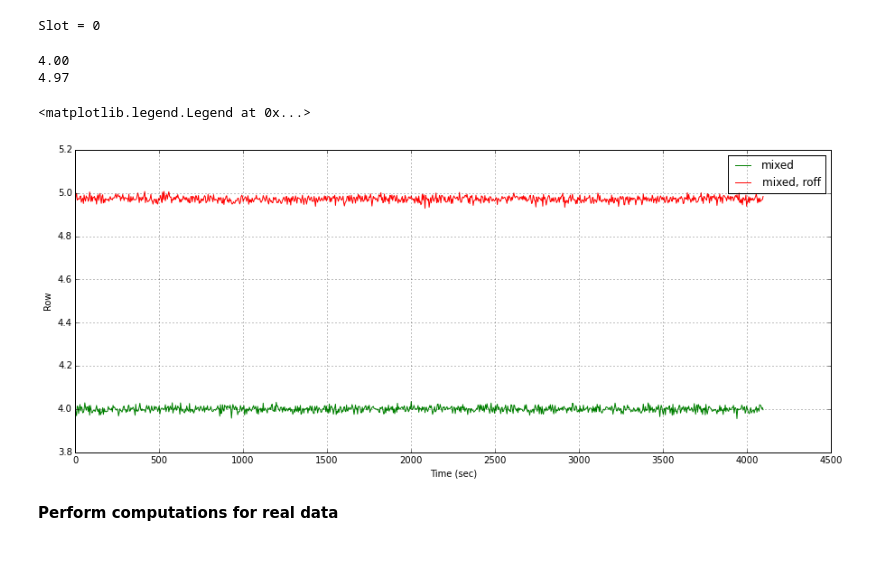
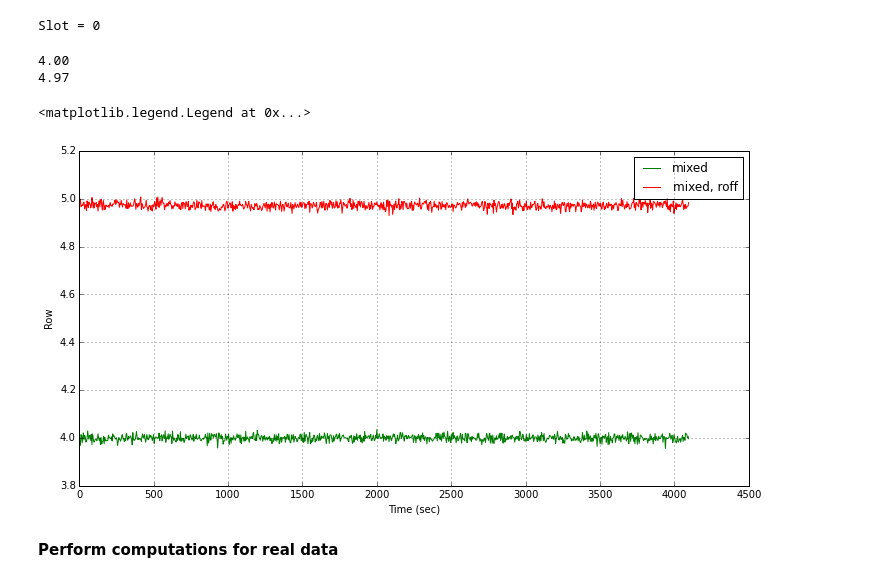
Before and after one commit to malgosias/aca_dark_current, a Jupyter notebook: aca_dark_current.ipynb, the cells around one changed output. Saved outputs shown, nothing was run; the diff lists cells and outputs as text; code cells hidden in the pictures; blank space fills up the shorter version.

```diff
--- a/aca_dark_current.ipynb
+++ b/aca_dark_current.ipynb
@@ -104,7 +104,8 @@ def simulate_star(fwhm, mag, integ, bgd=None, roff=0, coff=0):
     return np.rint(star)
 
 
-def simulate_aca_l0(img_size, nframes, delta_t, integ, bgdavg=None, fwhm=1.8, mag=10.2, phase=0, roff=0, coff=0):
+def simulate_aca_l0(img_size, nframes, delta_t, integ, \
+                    bgdavg=None, fwhm=1.8, mag=10.2, phase=0, roff=0, coff=0):
 
     t_end = nframes * delta_t - delta_t
     times = np.arange(0, t_end, delta_t)
@@ -516,21 +518,21 @@ Slot = 0
 # %%
 t_m_roff = Table(rows_m_roff)
 # %%
-fig = plt.figure(figsize=(15, 6))
+fig = plt.figure(figsize=(12, 6))
 color = ['green', 'red']
 method = ['mixed', 'mixed, roff']
 for i, t in enumerate([t_m, t_m_roff]):
     print '{:.2f}'.format(np.median(t['row'][0][0]))
     plt.plot(t['time'][0], t['row'][0][0], color=color[i], label=method[i])
 plt.ylabel("Row")
 plt.xlabel("Time (sec)")
 plt.grid()
 plt.legend()
 # %% [output]
 4.00
 4.97
 <matplotlib.legend.Legend at 0x...>
-[figure, old version]
+[figure, new version]
 # %% [markdown]
 __Perform computations for real data__
 # %%
```
Also changed, not shown: parts of 3 cells of this notebook, 1 other file.
